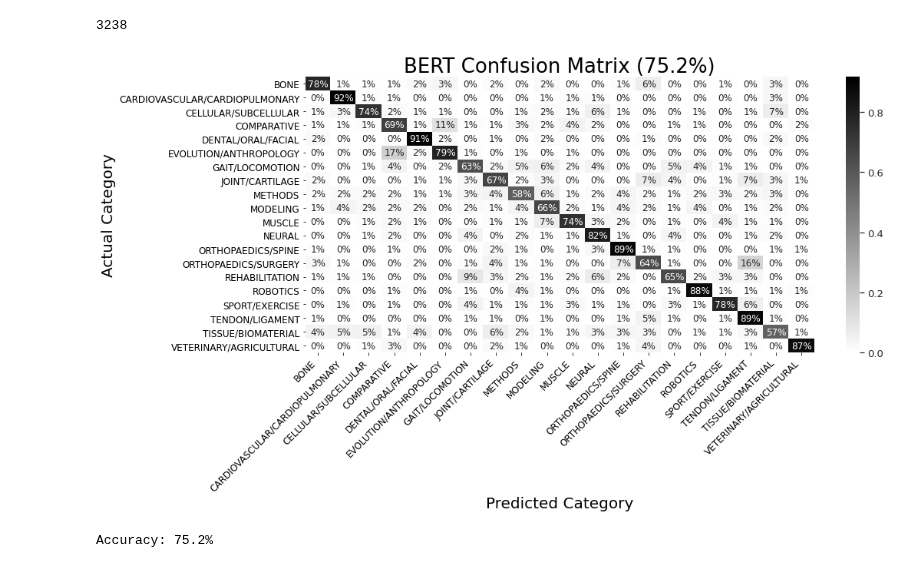
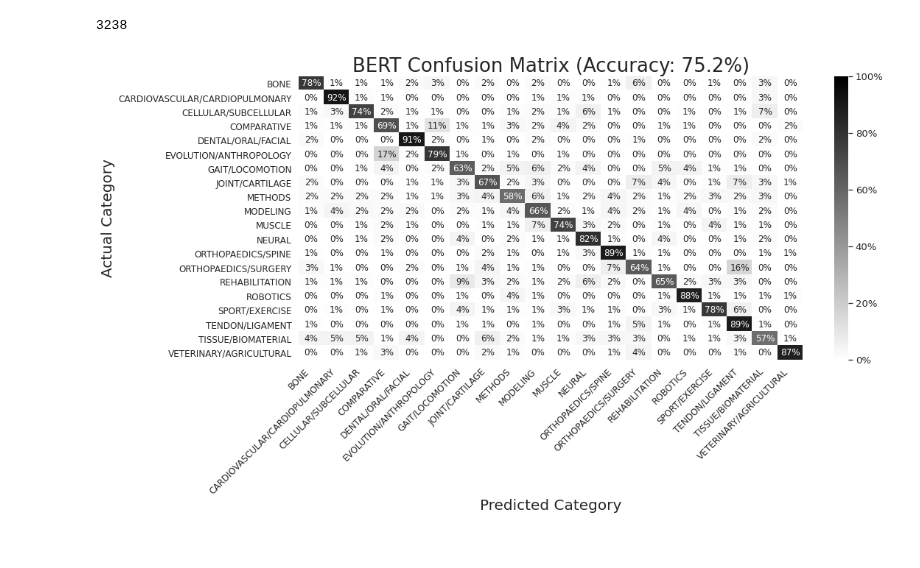
Before and after one commit to alcantarar/literature_update, a Jupyter notebook: Construct_Models/BERT_lit_up.ipynb, the cells around one changed output. Cells and saved outputs as stored; diff of their text form; code cells hidden in the pictures.

Commit message:
rename bert32 to biomchbert and refactor. fix conf_mat plot colorbar

```diff
--- a/Construct_Models/BERT_lit_up.ipynb
+++ b/Construct_Models/BERT_lit_up.ipynb
@@ -268,7 +268,7 @@ dict_keys(['loss', 'accuracy', 'val_loss', 'val_accuracy'])
 # %%
 # export for later use
 
-export_path = '/content/gdrive/My Drive/literature_update/Data/BERT32/'
+export_path = '/content/gdrive/My Drive/literature_update/Data/BiomchBERT/'
 # classifier_model.save(export_path)
 reloaded_model = tf.saved_model.load(export_path)
 # %%
@@ -307,27 +307,29 @@ pred = tf.argmax(pred, axis=1)
 # %%
 ## Plot confusion matrix for validation data
 
 plt.rc('xtick',labelsize = 20)
 plt.rc('ytick',labelsize = 20)
 conf_mat = confusion_matrix(y_test, pred)
 conf_mat_rowsum = np.array([sum(row) for row in conf_mat])
 conf_mat_perc = np.divide(conf_mat,conf_mat_rowsum[:,None])
 fig, ax = plt.subplots(figsize=(16,9))
 sns.set(font_scale=1.2) #font size multiplier
-sns.heatmap(conf_mat_perc, annot=True, fmt='.0%', cmap = 'binary', annot_kws={"size": 12},
-            xticklabels=le.inverse_transform(range(len(class_names))),
-            yticklabels=le.inverse_transform(range(len(class_names))))
+cm = sns.heatmap(conf_mat_perc, annot=True, fmt='.0%', cmap = 'binary', annot_kws={"size": 12},
+                 xticklabels=le.inverse_transform(range(len(class_names))),
+                 yticklabels=le.inverse_transform(range(len(class_names))),
+                 vmin=0, vmax=1)
+cbar = cm.collections[0].colorbar
+cbar.set_ticks([0, .2, .4, .6, .8, 1.])
+cbar.set_ticklabels(['0%', '20%', '40%', '60%', '80%', '100%'])
 
 plt.ylabel('Actual Category',fontsize = 20)
 plt.xlabel('Predicted Category',fontsize = 20)
 plt.yticks(size = 12)
 plt.xticks(size = 12, rotation=45,ha='right')
-plt.title('BERT Confusion Matrix ('+str(round(sum(np.diagonal(conf_mat))/X_test.shape[0]*100,1)) + '%)', fontsize = 26)
+plt.title('BERT Confusion Matrix (Accuracy: '+str(round(sum(np.diagonal(conf_mat))/X_test.shape[0]*100,1)) + '%)', fontsize = 26)
 plt.yticks( rotation='horizontal')
-fig.tight_layout(pad = 2)
+fig.tight_layout(pad = 1)
 plt.show()
-print('Accuracy: ' + str(round(sum(np.diagonal(conf_mat))/X_test.shape[0]*100,1)) + '%')
-# fig.savefig('/content/gdrive/My Drive/literature_update/Plots/BERT32_predict.png')
+# fig.savefig('/content/gdrive/My Drive/literature_update/Plots/BiomchBERT_confusion_matrix.png')
 # %% [output]
-[figure, old version]
+[figure, new version]
-Accuracy: 75.2%
```
Also changed, not shown: 6 other files.
